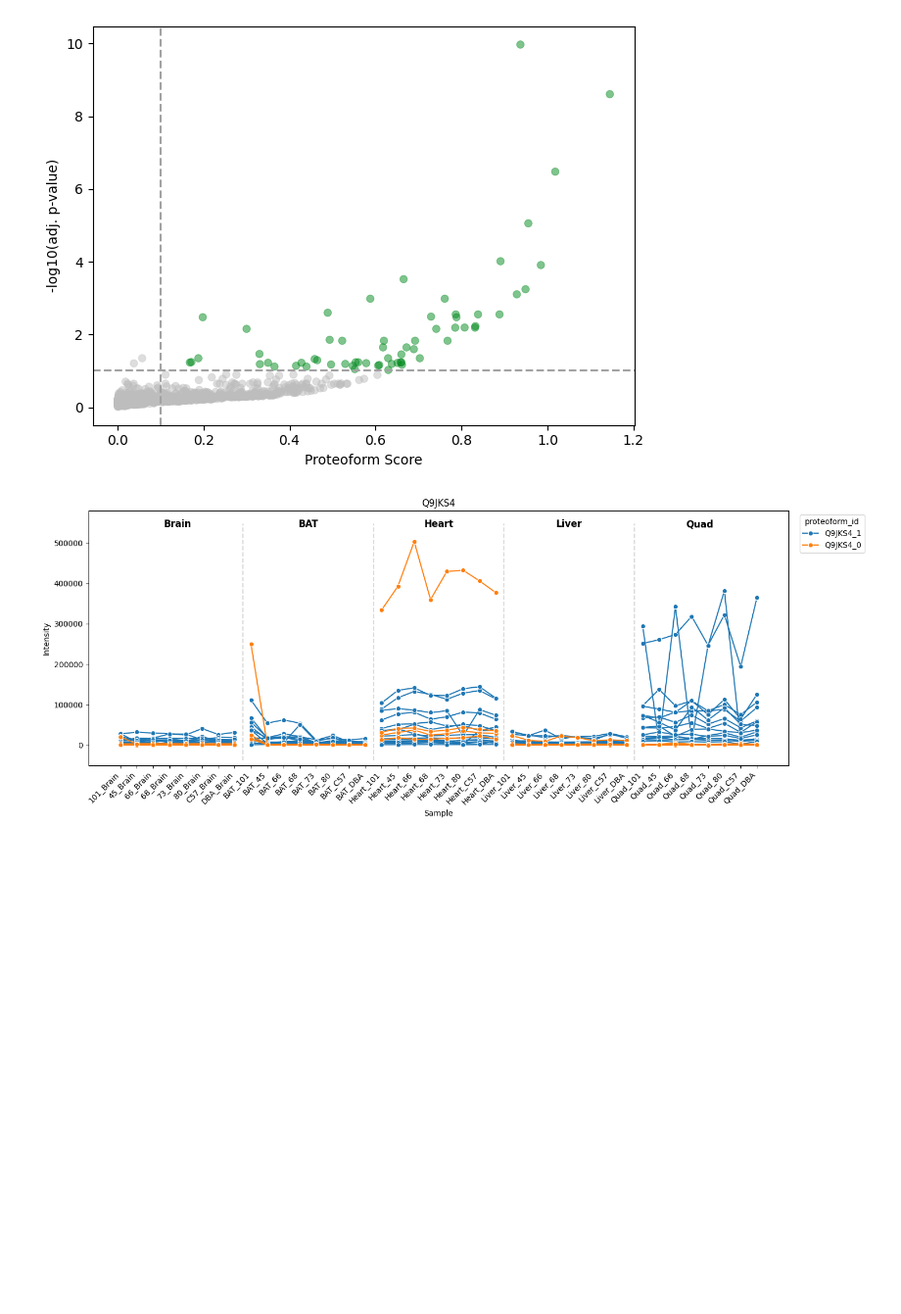
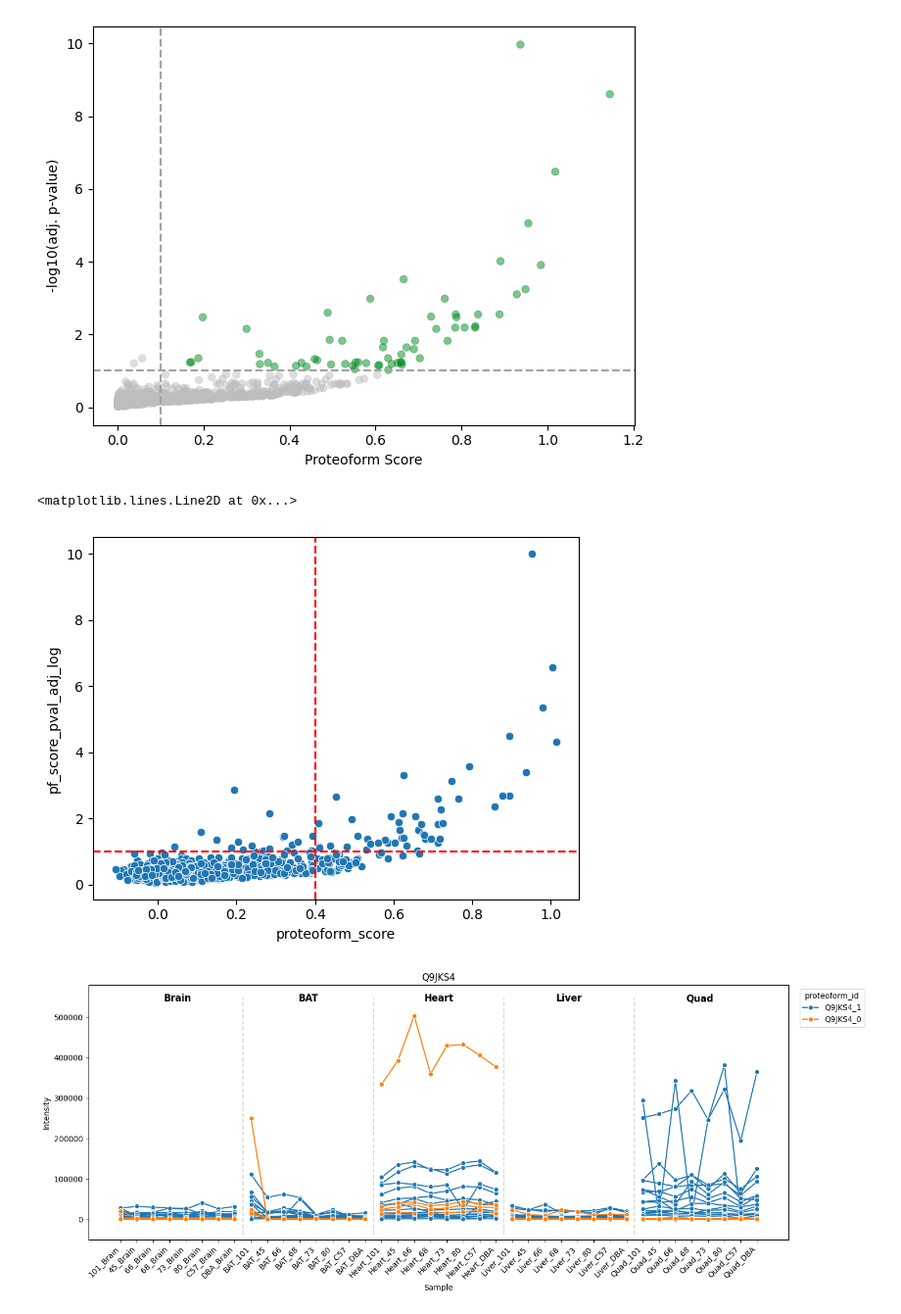
Before and after one commit to UKHD-NP/proteopy, a Jupyter notebook: docs/tutorials/workflow_proteoform-inference_bludau-2021.ipynb, the cells around one changed output. Shown at 98% size. Cells and saved outputs as stored; diff of their text form; code cells hidden in the pictures; blank space fills up the shorter version.

```diff
--- a/docs/tutorials/workflow_proteoform-inference_bludau-2021.ipynb
+++ b/docs/tutorials/workflow_proteoform-inference_bludau-2021.ipynb
@@ -337,3 +337,23 @@ pr.tl.proteoform_scores(adata, alpha=0.4)
 pr.pl.proteoform_scores(adata, adj=True, pval_threshold=0.1, score_threshold=0.1, log_scores=True)
 # %% [output]
 [figure]
+# %%
+import seaborn as sns
+
+min_pf_score = 0.4
+min_padj = 0.1
+min_padj_log = -np.log10(min_padj)
+
+df = pr.get.proteoforms_df(adata,only_proteins=True)[['protein_id', 'proteoform_score', 'proteoform_score_pval_adj']]
+df['proteoform_score'] = df['proteoform_score'] + np.random.normal(0, 0.05, df.shape[0])
+df['pf_score_pval_adj_log'] = -np.log10(df['proteoform_score_pval_adj']) + np.abs(np.random.normal(0, 0.2, df.shape[0]))
+df['is_proteoform'] = (df['proteoform_score'] >= min_pf_score) \
+                      & (df['proteoform_score_pval_adj'] <= min_padj)
+df = df.sample(1023, random_state=42)
+
+sns.scatterplot(df, x='proteoform_score', y='pf_score_pval_adj_log')
+plt.axhline(min_padj_log, color='red', linestyle='--')
+plt.axvline(min_pf_score, color='red', linestyle='--')
+# %% [output]
+<matplotlib.lines.Line2D at 0x...>
+[figure, added]
```
Also changed, not shown: parts of 7 cells of this notebook, 2 other files.
